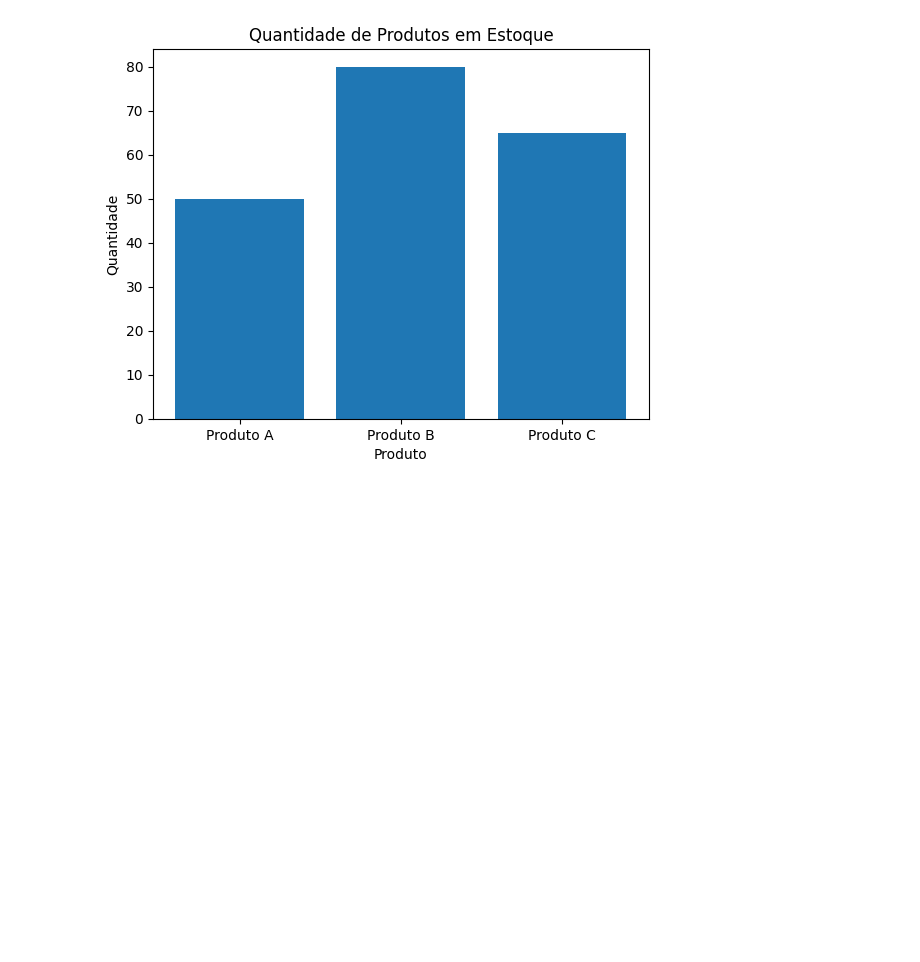
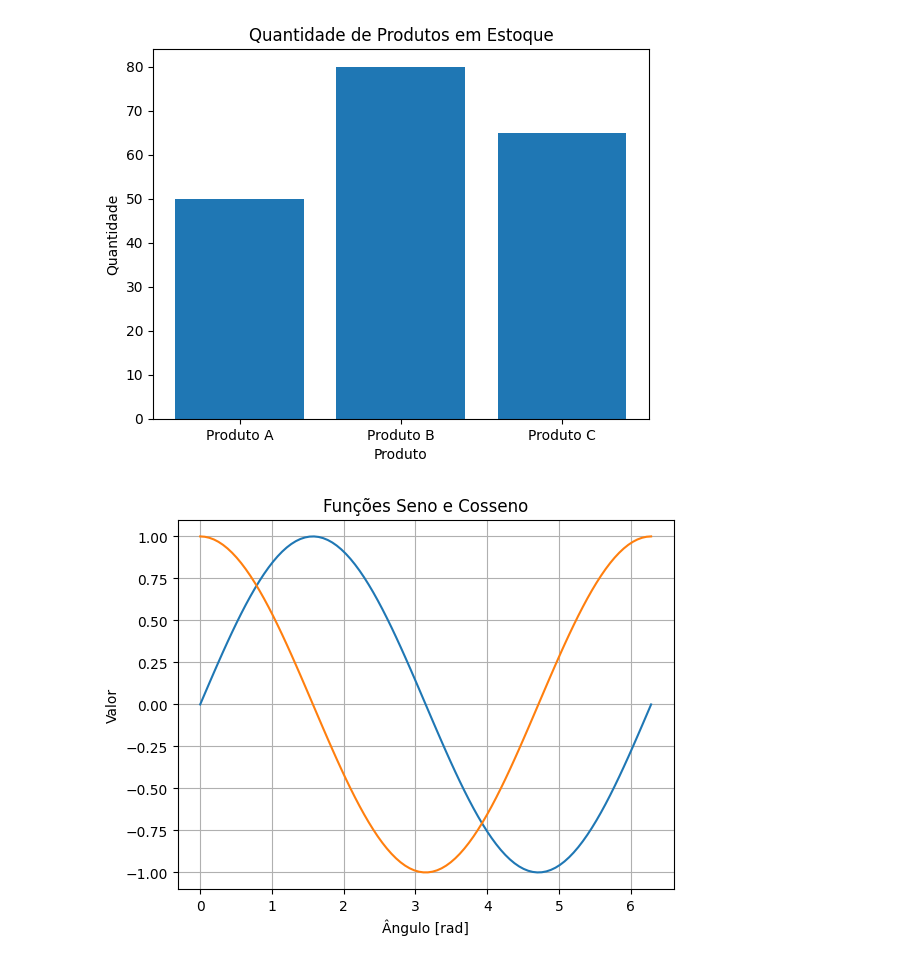
Before and after one commit to ribshow/machine_learning, a Jupyter notebook: lesson1.ipynb, the cells around one changed output. Cells and saved outputs as stored; diff of their text form; code cells hidden in the pictures; blank space fills up the shorter version.

```diff
--- a/lesson1.ipynb
+++ b/lesson1.ipynb
@@ -74,3 +74,19 @@ plt.ylabel("Quantidade")
 plt.show()
 # %% [output]
 [figure]
+# %%
+# Gerando dados com Numpy
+x = np.linspace(0,2 * np.pi, 100)
+y_seno = np.sin(x)
+y_cosseno = np.cos(x)
+
+# Criando o gráfico com matplotlib
+plt.plot(x, y_seno, label="Seno")
+plt.plot(x, y_cosseno, label="Cosseno")
+plt.title("Funções Seno e Cosseno")
+plt.xlabel("Ângulo [rad]")
+plt.ylabel("Valor")
+plt.grid(True)
+plt.show()
+# %% [output]
+[figure, added]
```
